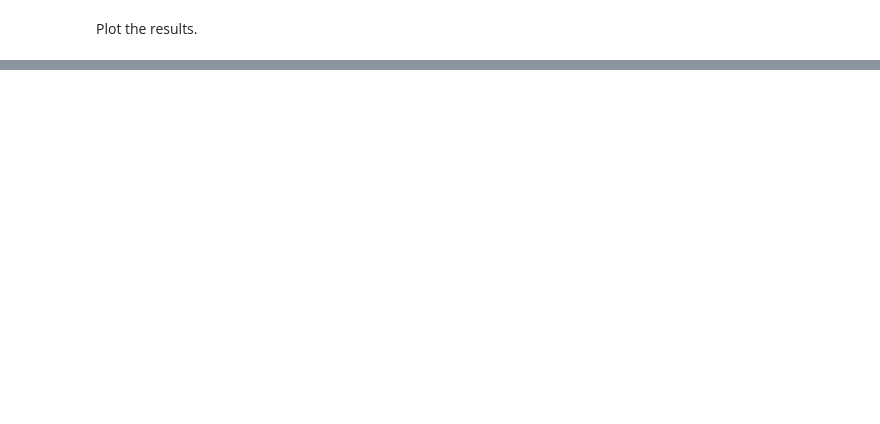
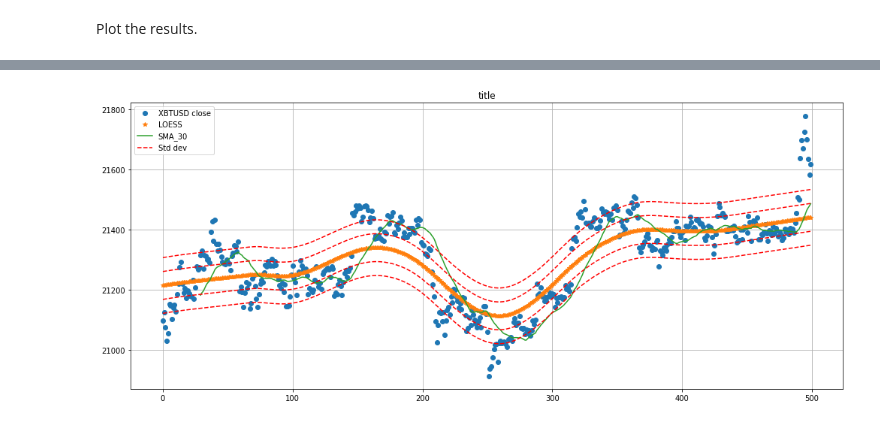
Before and after one commit to 369geofreeman/system_strategies, a Jupyter notebook: Stop_loss_detection/LOESS_for_stops/LOESS_for_stops.ipynb, the cells around one changed output, grey strips where cells are left out. Saved outputs shown, nothing was run; the diff lists cells and outputs as text; code cells hidden in the pictures; blank space fills up the shorter version.

```diff
--- a/Stop_loss_detection/LOESS_for_stops/LOESS_for_stops.ipynb
+++ b/Stop_loss_detection/LOESS_for_stops/LOESS_for_stops.ipynb
@@ -180,0 +184,16 @@ plt.show()
+# %%
+plt.plot(x, y, 'o', label=f"{contract} close")
+plt.plot(lowess[:,0], lowess[:,1], "*", label="LOESS")
+plt.plot(x, data['sma_30'], label="SMA_30")
+
+plt.plot(x, data['upper_band_1'], "r--", label="Std dev")
+plt.plot(x, data['upper_band_2'], "r--")
+plt.plot(x, data['lower_band_1'], "r--")
+plt.plot(x, data['lower_band_2'], "r--")
+
+plt.title("title")
+plt.grid()
+plt.legend()
+plt.show()
+# %% [output]
+[figure, added]
```
Also changed, not shown: parts of 8 cells of this notebook, 2 other files.
